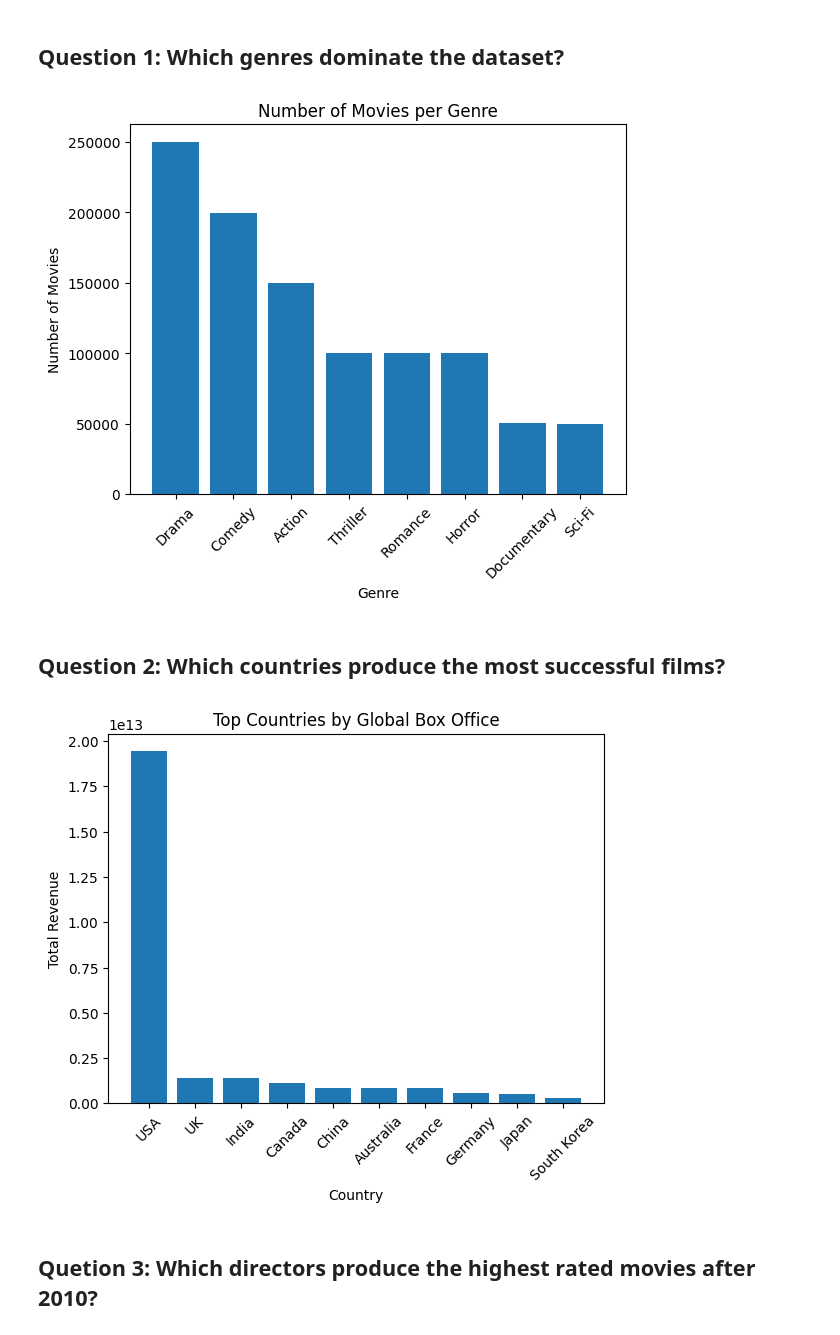
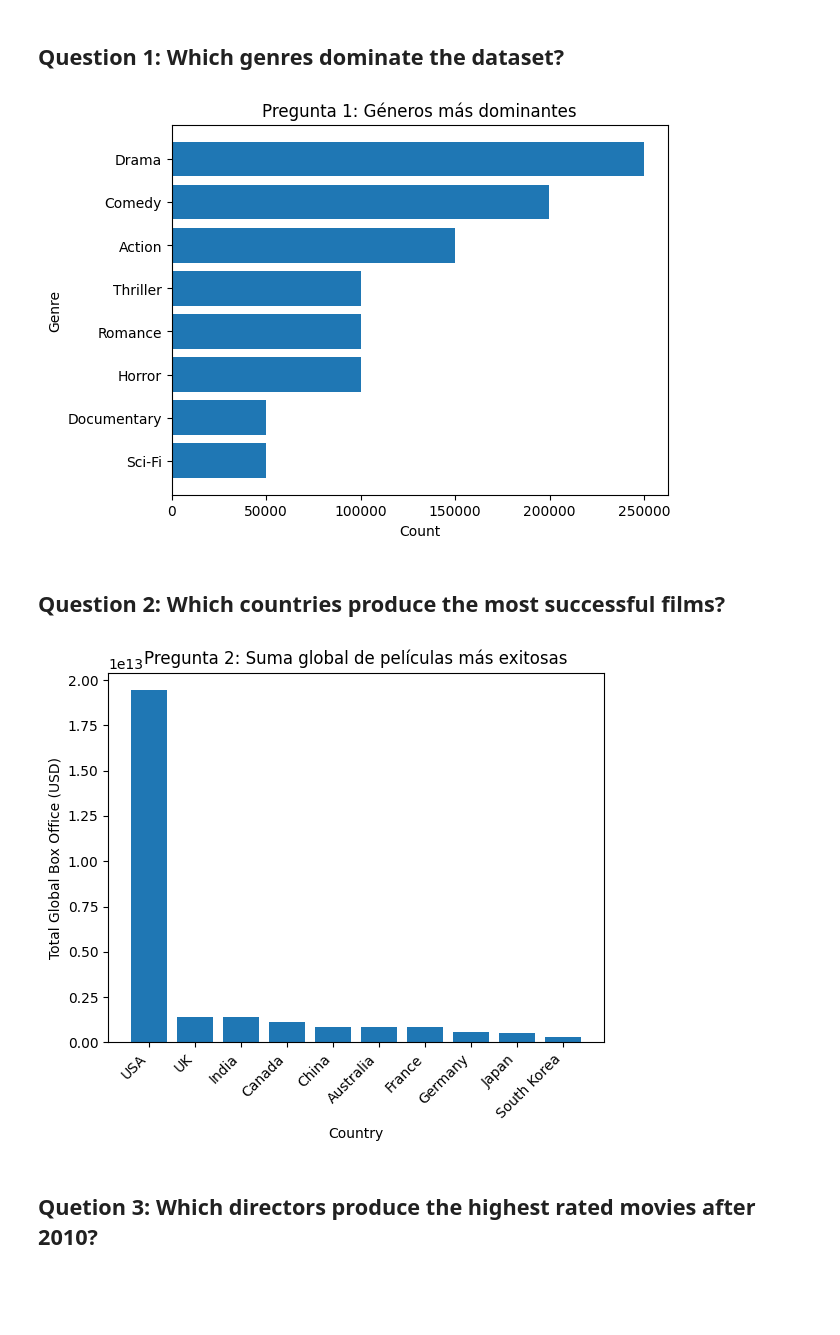
Before and after one commit to pcamarillor/big_data_spring_2026, a Jupyter notebook: spark/notebooks/examples/lecture_12_eda.ipynb, the cells around one changed output. Cells and saved outputs as stored; diff of their text form; code cells hidden in the pictures; blank space fills up the shorter version.

```diff
--- a/spark/notebooks/examples/lecture_12_eda.ipynb
+++ b/spark/notebooks/examples/lecture_12_eda.ipynb
@@ -285,44 +281,43 @@ plt.show()
 # %% [markdown]
 ## Question 1: Which genres dominate the dataset?
 # %%
+sdf = (movies_df.groupBy("Genre")
+       .count()
+       .orderBy(F.col("count"), ascending=False)
+       .limit(10))
 
-
-genre_counts = movies_df.groupBy("Genre") \
-                        .count() \
-                        .orderBy("count", ascending=False)
-
-pdf = genre_counts.toPandas()
+pdf = sdf.toPandas()
 
 plt.figure()
-plt.bar(pdf["Genre"], pdf["count"])
-plt.title("Number of Movies per Genre")
-plt.xlabel("Genre")
-plt.ylabel("Number of Movies")
-plt.xticks(rotation=45)
+plt.barh(pdf["Genre"], pdf["count"])
+plt.title("Pregunta 1: Géneros más dominantes")
+plt.xlabel("Count")
+plt.ylabel("Genre")
+plt.gca().invert_yaxis()
 plt.show()
 # %% [output]
-[figure, old version]
+[figure, new version]
 # %% [markdown]
 ## Question 2: Which countries produce the most successful films?
 # %%
-country_revenue = (
-    movies_df.groupBy("Country")
-      .agg(F.sum("Global_BoxOfficeUSD").alias("TotalRevenue"))
-      .orderBy(F.col("TotalRevenue"), ascending=False)
-      .limit(10)
-)
+sdf = (movies_df.groupBy("Country")
+       .agg(F.count("*").alias("freq"),
+            F.sum("Global_BoxOfficeUSD").alias("sum_global"))
+       .where(F.col("freq") >= 20)
+       .orderBy(F.col("sum_global"), ascending=False)
+       .limit(10))
 
-pdf = country_revenue.toPandas()
+pdf = sdf.toPandas()
 
 plt.figure()
-plt.bar(pdf["Country"], pdf["TotalRevenue"])
-plt.title("Top Countries by Global Box Office")
+plt.bar(pdf["Country"], pdf["sum_global"])
+plt.title("Pregunta 2: Suma global de películas más exitosas")
 plt.xlabel("Country")
-plt.ylabel("Total Revenue")
-plt.xticks(rotation=45)
+plt.ylabel("Total Global Box Office (USD)")
+plt.xticks(rotation=45, ha="right")
 plt.show()
 # %% [output]
-[figure, old version]
+[figure, new version]
 # %% [markdown]
 ## Quetion 3: Which directors produce the highest rated movies after 2010?
 # %%
```
Also changed, not shown: parts of 5 cells of this notebook.
